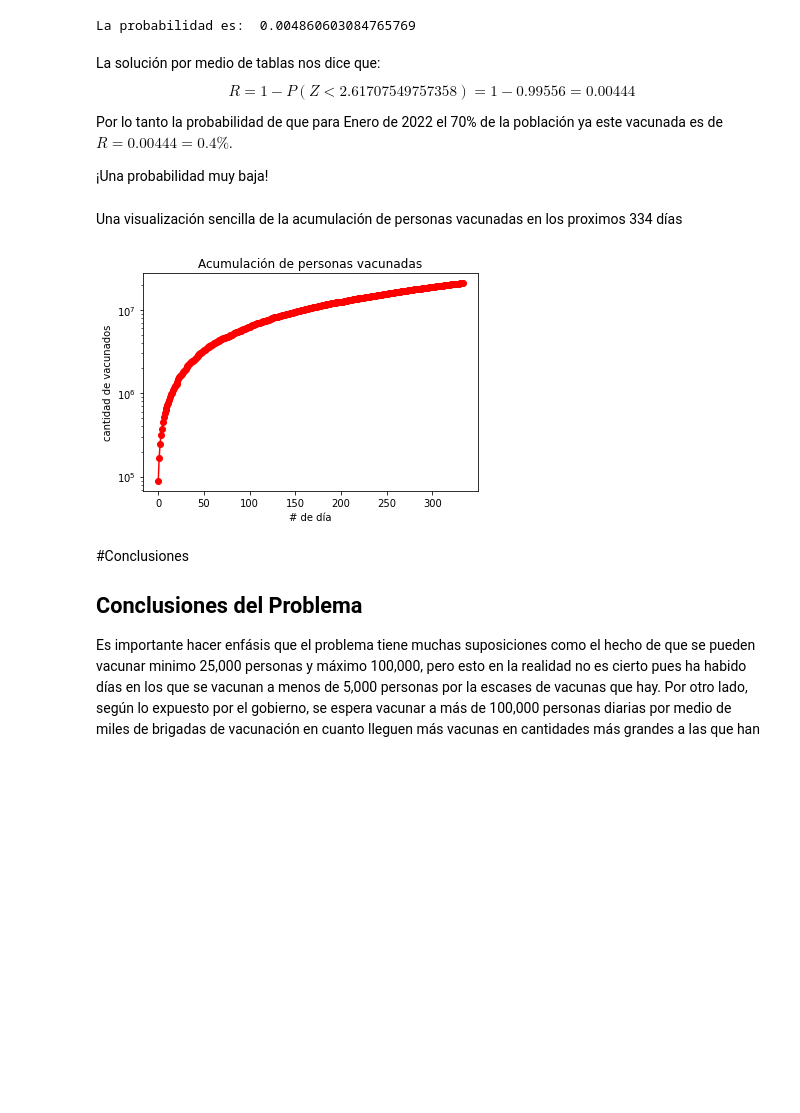
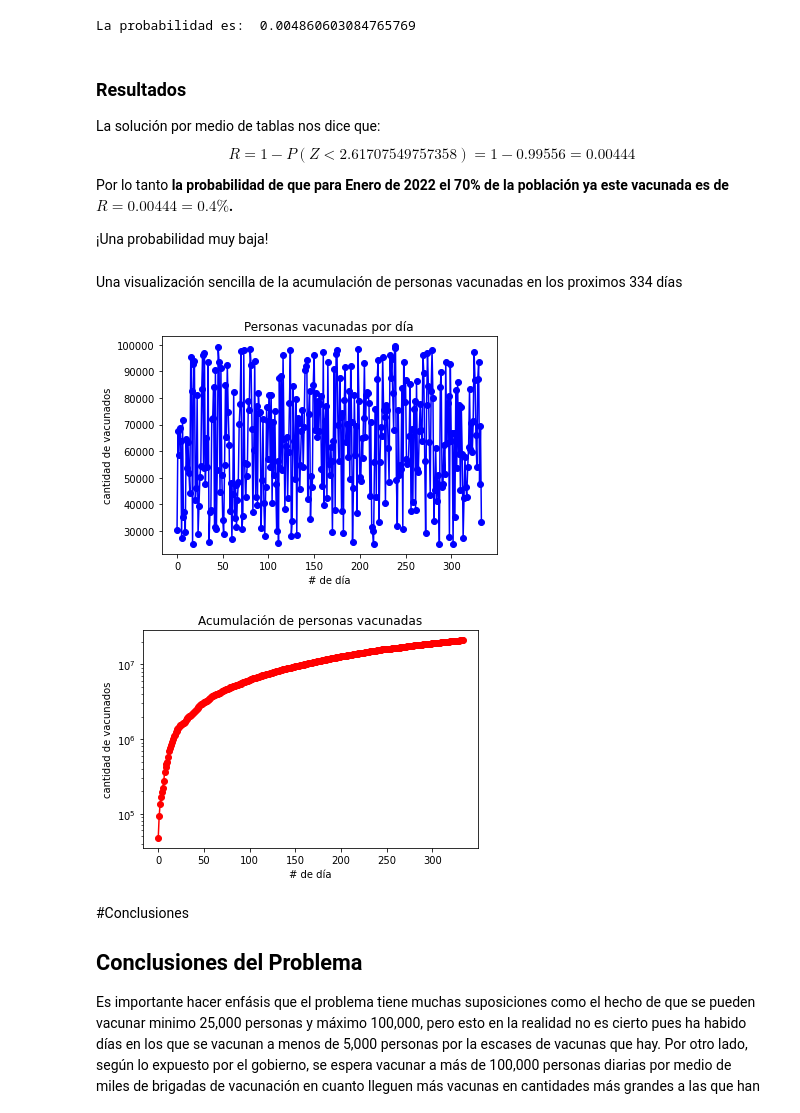
Before and after one commit to noeam/Simulacion_Montecarlo, a Jupyter notebook: Montecarlo_Numerico2021_1.ipynb, the cells around one changed output. Cells and saved outputs as stored; diff of their text form; code cells hidden in the pictures; blank space fills up the shorter version.

```diff
--- a/Montecarlo_Numerico2021_1.ipynb
+++ b/Montecarlo_Numerico2021_1.ipynb
@@ -403,12 +407,14 @@ print("La probabilidad es: ", 1-MonteCarlo(integral, 100000, -5, 2.6170))
 # %% [output]
 La probabilidad es:  0.004860603084765769
 # %% [markdown]
+### Resultados
+
 La solución por medio de tablas nos dice que:
 $$
 R = 1-P(Z< 2.61707549757358)=1 - 0.99556 = 0.00444
 $$
 
-Por lo tanto la probabilidad de que para Enero de 2022 el 70% de la población ya este vacunada es de $R=0.00444=0.4\%$.
+Por lo tanto **la probabilidad de que para Enero de 2022 el 70% de la población ya este vacunada es de $R=0.00444=0.4\%$.**
 
 
 ¡Una probabilidad muy baja!
@@ -417,23 +423,38 @@ Una visualización sencilla de la acumulación de personas vacunadas en los prox
 # %%
 import matplotlib.pyplot as plt
 import numpy as np
 
-def grafica(N):
+def grafica_dosis_diarias(N):
+    x = np.arange(N)
+    y = np.zeros_like(x)
+    for i in range(N):
+        y[i] = np.random.uniform(25000,100000)
+    plt.plot(x,y, "-o", color="b")
+    plt.title("Personas vacunadas por día")
+    plt.xlabel("# de día")
+    plt.ylabel("cantidad de vacunados")
+    plt.show()
+
+def grafica_acumulada(N):
     x = np.arange(N)
     y = np.zeros_like(x)
     y[0]=np.random.uniform(25000,100000)
     for i in range(1, N):
         y[i] = y[i-1]+np.random.uniform(25000,100000)
     plt.plot(x,y, "-o", color="r")
     plt.title("Acumulación de personas vacunadas")
     plt.xlabel("# de día")
     plt.ylabel("cantidad de vacunados")
     plt.yscale("log")
     plt.show()
 
-grafica(334)
+
+
+grafica_dosis_diarias(334)
+grafica_acumulada(334)
 # %% [output]
-[figure, old version]
+[figure, new version]
+[figure, added]
 # %% [markdown]
 #Conclusiones
 ## Conclusiones del Problema
```
Also changed, not shown: parts of 6 cells of this notebook.
